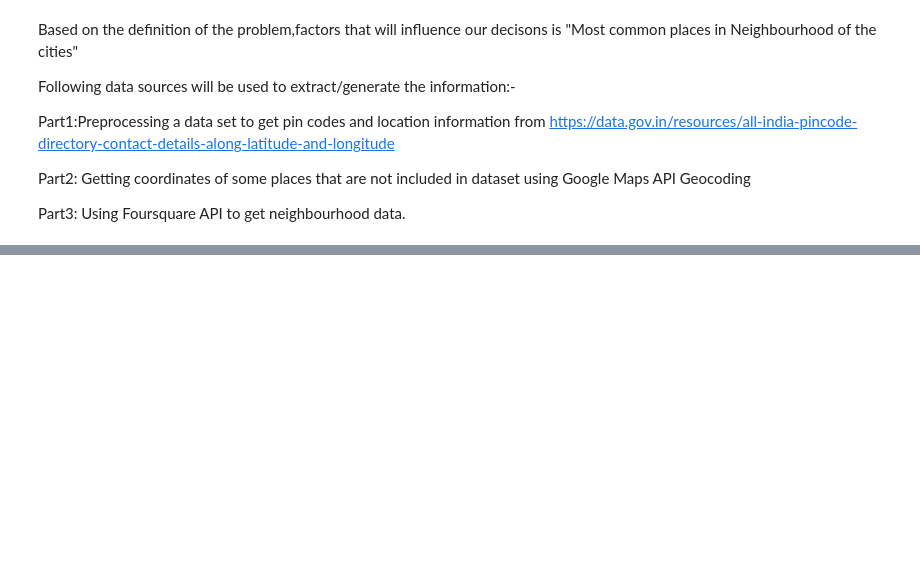
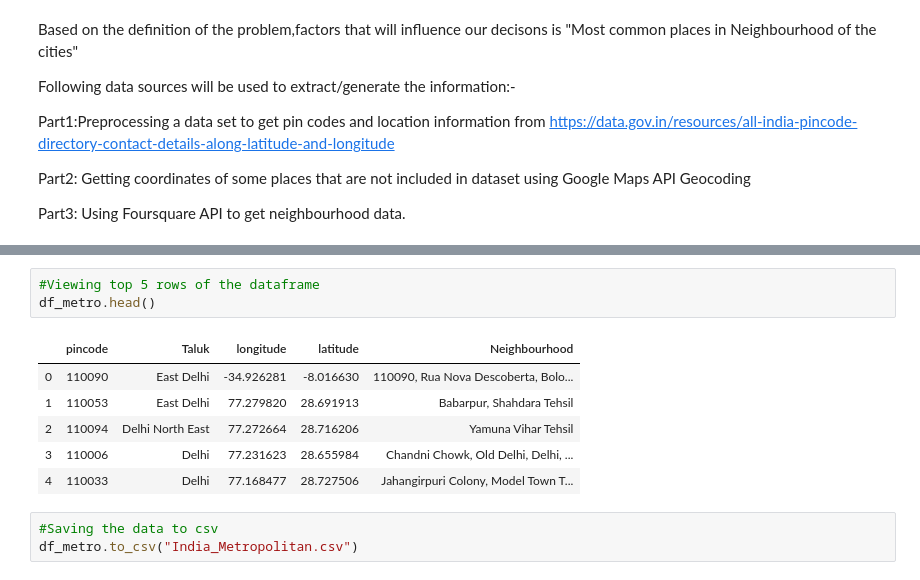
Before and after one commit to devkapilbansal/Analyzing-Neighbourhood, a Jupyter notebook: The Battle of Neighbourhood.ipynb, the cells around one changed output, grey strips where cells are left out. Saved outputs shown, nothing was run; the diff lists cells and outputs as text; blank space fills up the shorter version.

```diff
--- a/The Battle of Neighbourhood.ipynb
+++ b/The Battle of Neighbourhood.ipynb
@@ -27,0 +216,13 @@ Part3: Using Foursquare API to get neighbourhood data.
+# %%
+#Viewing top 5 rows of the dataframe
+df_metro.head()
+# %% [output]
+|  | pincode | Taluk | longitude | latitude | Neighbourhood |
+| 0 | 110090 | East Delhi | -34.926281 | -8.016630 | 110090, Rua Nova Descoberta, Bolo... |
+| 1 | 110053 | East Delhi | 77.279820 | 28.691913 | Babarpur, Shahdara Tehsil |
+| 2 | 110094 | Delhi North East | 77.272664 | 28.716206 | Yamuna Vihar Tehsil |
+| 3 | 110006 | Delhi | 77.231623 | 28.655984 | Chandni Chowk, Old Delhi, Delhi, ... |
+| 4 | 110033 | Delhi | 77.168477 | 28.727506 | Jahangirpuri Colony, Model Town T... |
+# %%
+#Saving the data to csv
+df_metro.to_csv("India_Metropolitan.csv")
```
Also changed, not shown: parts of 176 cells of this notebook.
